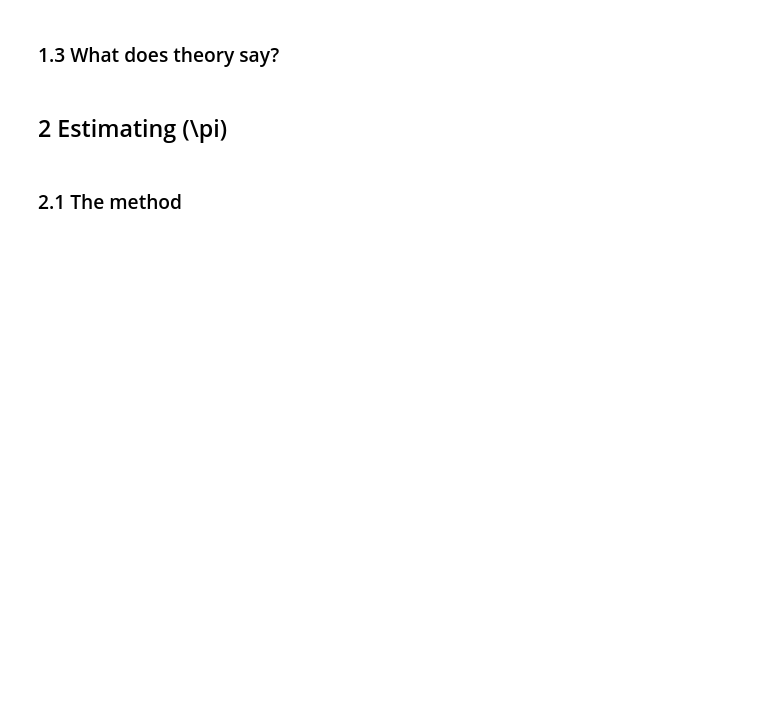
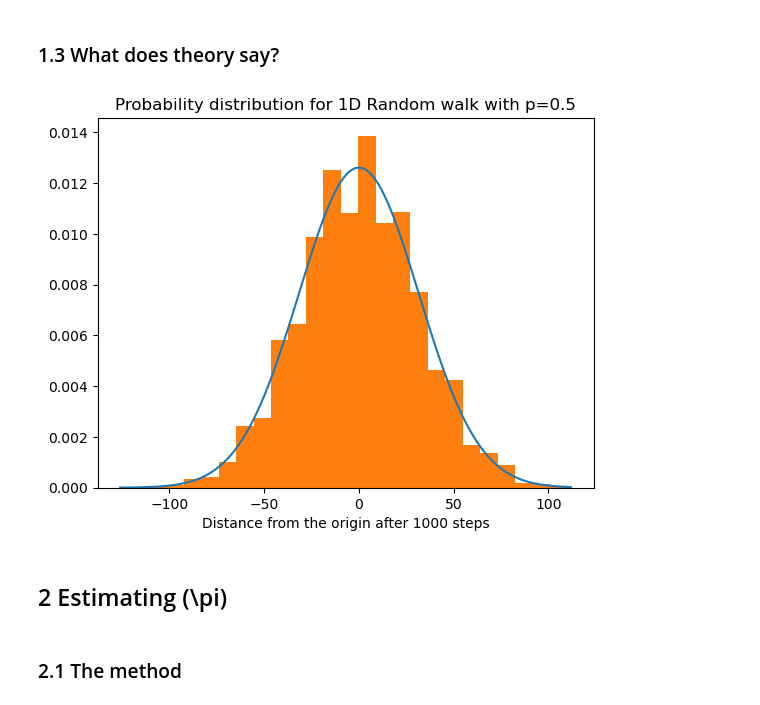
Before and after one commit to SPS-SP2273/learning-portfolio-yugan01, a Jupyter notebook: random numbers/random_numbers_(good).ipynb, the cells around one changed output. Cells and saved outputs as stored; diff of their text form; code cells hidden in the pictures; blank space fills up the shorter version.

```diff
--- a/random numbers/random_numbers_(good).ipynb
+++ b/random numbers/random_numbers_(good).ipynb
@@ -57,8 +91,32 @@ print(f'% of points between 1 std.dev. from the mean: {np.sum(mask)/n*100:.2f}%'
 # %% [markdown]
 ### 1.3 What does theory say?
 # %%
+def normal(x, m=0, s=1):
+    s2 = s**2
+    output = np.exp(-(x-m)**2/(2*s2))
+    output /= np.sqrt(2*np.pi*s2)
+    return output
+prob_right = .5
+prob_left = 1 - 0.5                      # q = 1 -p
+mean = no_of_steps * (prob_right - prob_left)    # mean = N(p - q)
+sd = np.sqrt(4*no_of_steps*prob_right*prob_left) # sd = sqrt(4 N p q)
+x = np.unique(results)                           # Numbers that form
+#why is sd not np(1-p)                           # the x-axis
+plt.plot(x, normal(x, mean, sd), label='Theoretical')
+from matplotlib import pyplot as plt
 
-# Your code here
+no_of_steps, p = 1_000, .5
+repeats = 10_000
+results = [brown_1d(prob_right=p, no_of_steps=no_of_steps)
+           for _ in range(repeats)]
+
+plt.hist(results, bins=25, density=True)
+plt.xlabel(f'Distance from the origin after {no_of_steps} steps')
+plt.title(f'Probability distribution for 1D Random walk with p={p}')
+
+plt.show()
+# %% [output]
+[figure, added]
 # %% [markdown]
 ## 2 Estimating \(\pi\)
 # %% [markdown]
```
Also changed, not shown: parts of 10 cells of this notebook.
